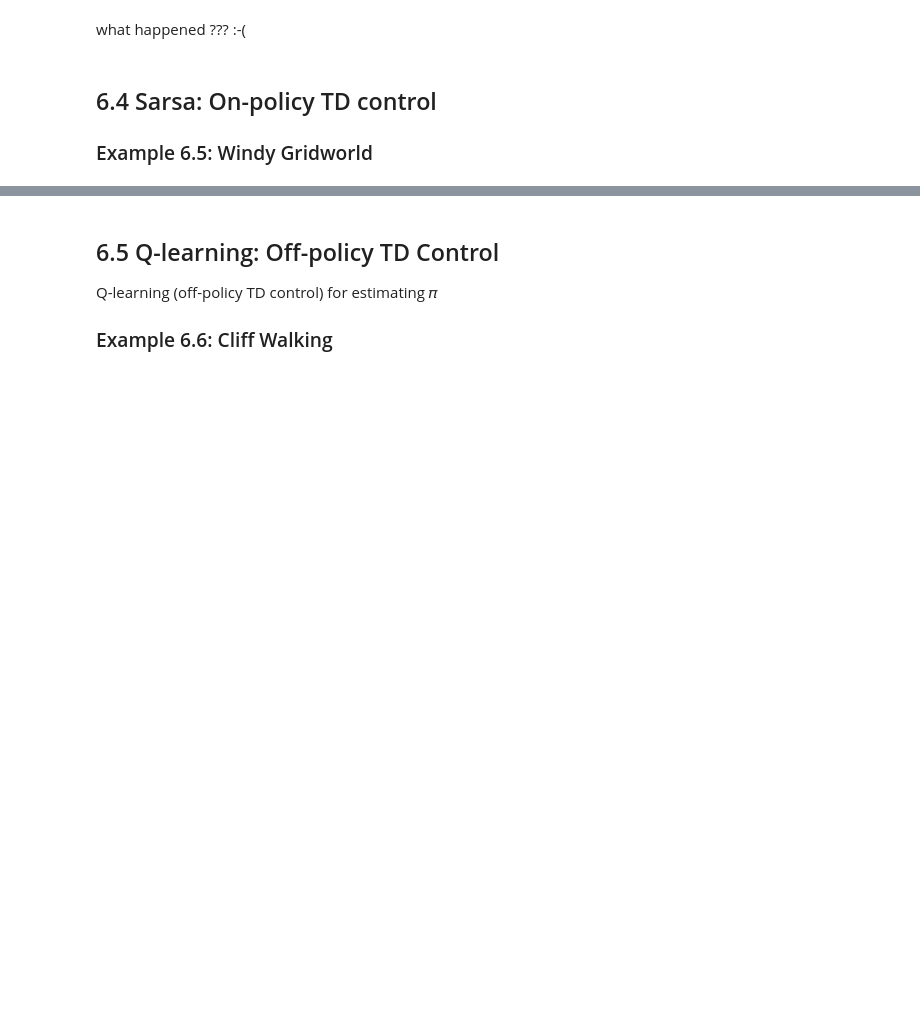
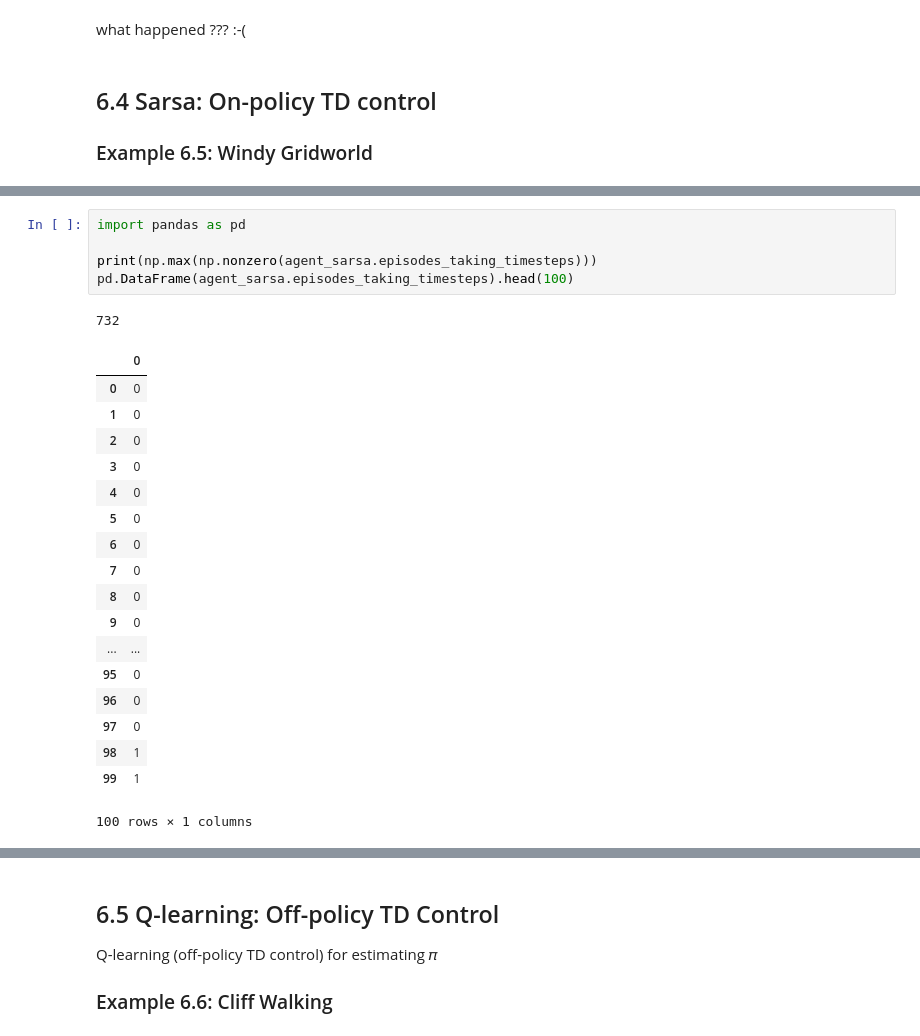
Before and after one commit to Ingenjoy/reinforcement2e, a Jupyter notebook: chapter6/chapter6_yoonforh.ipynb, the cells around one changed output, grey strips where cells are left out. Drawn from its saved outputs; the diff is of its cells as text; blank space fills up the shorter version.

```diff
--- a/chapter6/chapter6_yoonforh.ipynb
+++ b/chapter6/chapter6_yoonforh.ipynb
@@ -1117,4 +1128,29 @@ draw_episodes_taking_timesteps(agent_sarsa.episodes_taking_timesteps, max_steps=
 [figure]
+# %%
+import pandas as pd
+
+print(np.max(np.nonzero(agent_sarsa.episodes_taking_timesteps)))
+pd.DataFrame(agent_sarsa.episodes_taking_timesteps).head(100)
+# %% [output]
+732
+|  | 0 |
+| 0 | 0 |
+| 1 | 0 |
+| 2 | 0 |
+| 3 | 0 |
+| 4 | 0 |
+| 5 | 0 |
+| 6 | 0 |
+| 7 | 0 |
+| 8 | 0 |
+| 9 | 0 |
+| ... | ... |
+| 95 | 0 |
+| 96 | 0 |
+| 97 | 0 |
+| 98 | 1 |
+| 99 | 1 |
+100 rows × 1 columns
 # %%
 draw_episode_of_timesteps(agent_sarsa.episode_of_timesteps[:8500])
 # %% [output]
```
Also changed, not shown: parts of 20 cells of this notebook.
